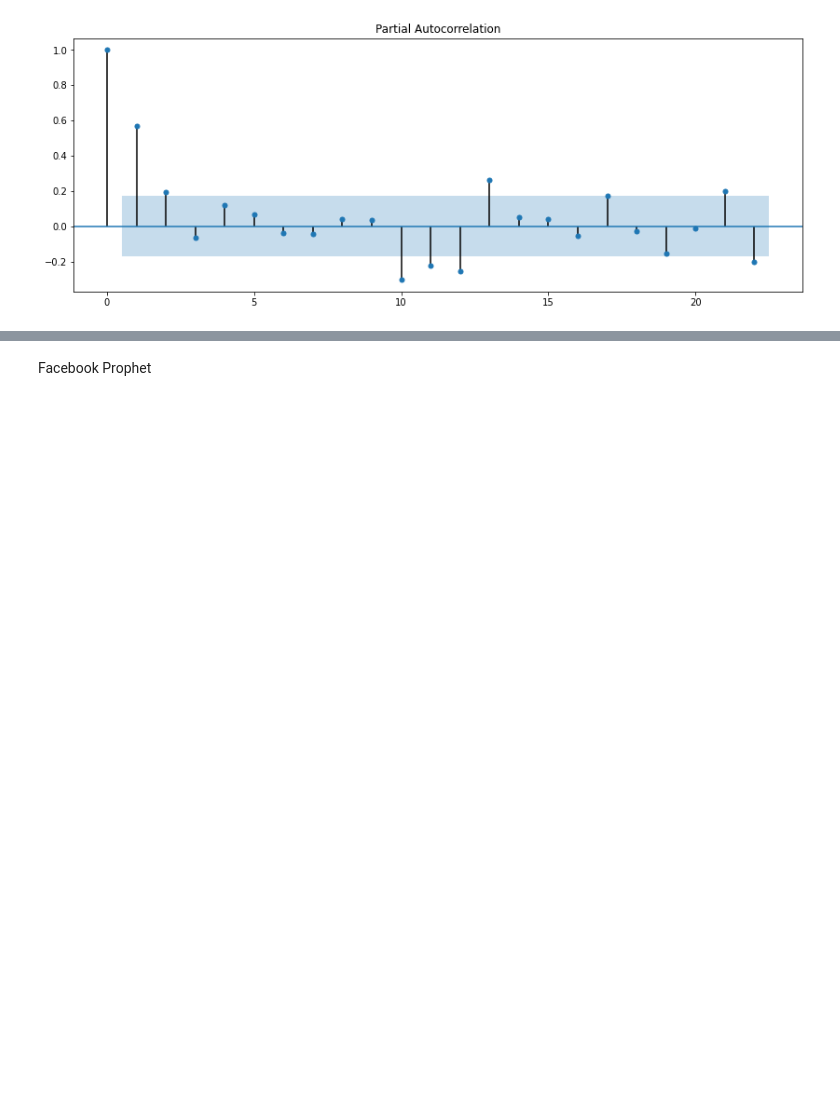
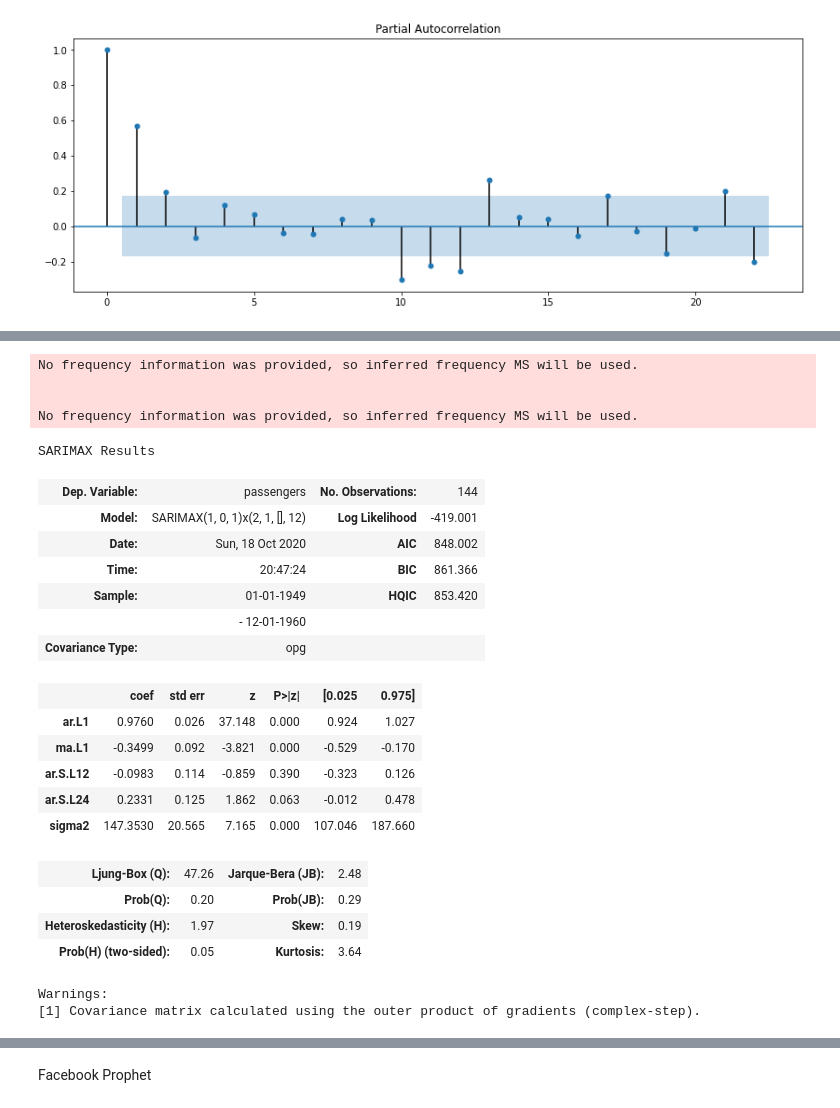
Before and after one commit to sailajak2003/TimeSeries, a Jupyter notebook: airline_pssg.ipynb, the cells around one changed output, grey strips where cells are left out. Saved outputs shown, nothing was run; the diff lists cells and outputs as text; code cells hidden in the pictures; blank space fills up the shorter version.

```diff
--- a/airline_pssg.ipynb
+++ b/airline_pssg.ipynb
@@ -225,0 +279,33 @@ plot_pacf(data_diff);
+# %%
+model=sm.tsa.statespace.SARIMAX(df['passengers'],
+                                order=(1, 0, 1),
+                                seasonal_order=(2, 1, 0, 12),
+                                enforce_stationarity=False,
+                                enforce_invertibility=False)
+results=model.fit()
+results.summary()
+# %% [output]
+No frequency information was provided, so inferred frequency MS will be used.
+
+
+No frequency information was provided, so inferred frequency MS will be used.
+SARIMAX Results
+| Dep. Variable: | passengers | No. Observations: | 144 |
+| Model: | SARIMAX(1, 0, 1)x(2, 1, [], 12) | Log Likelihood | -419.001 |
+| Date: | Sun, 18 Oct 2020 | AIC | 848.002 |
+| Time: | 20:47:24 | BIC | 861.366 |
+| Sample: | 01-01-1949 | HQIC | 853.420 |
+|  | - 12-01-1960 |  |  |
+| Covariance Type: | opg |  |  |
+|  | coef | std err | z | P>|z| | [0.025 | 0.975] |
+| ar.L1 | 0.9760 | 0.026 | 37.148 | 0.000 | 0.924 | 1.027 |
+| ma.L1 | -0.3499 | 0.092 | -3.821 | 0.000 | -0.529 | -0.170 |
+| ar.S.L12 | -0.0983 | 0.114 | -0.859 | 0.390 | -0.323 | 0.126 |
+| ar.S.L24 | 0.2331 | 0.125 | 1.862 | 0.063 | -0.012 | 0.478 |
+| sigma2 | 147.3530 | 20.565 | 7.165 | 0.000 | 107.046 | 187.660 |
+| Ljung-Box (Q): | 47.26 | Jarque-Bera (JB): | 2.48 |
+| Prob(Q): | 0.20 | Prob(JB): | 0.29 |
+| Heteroskedasticity (H): | 1.97 | Skew: | 0.19 |
+| Prob(H) (two-sided): | 0.05 | Kurtosis: | 3.64 |
+Warnings:
+[1] Covariance matrix calculated using the outer product of gradients (complex-step).
```
Also changed, not shown: parts of 14 cells of this notebook.
